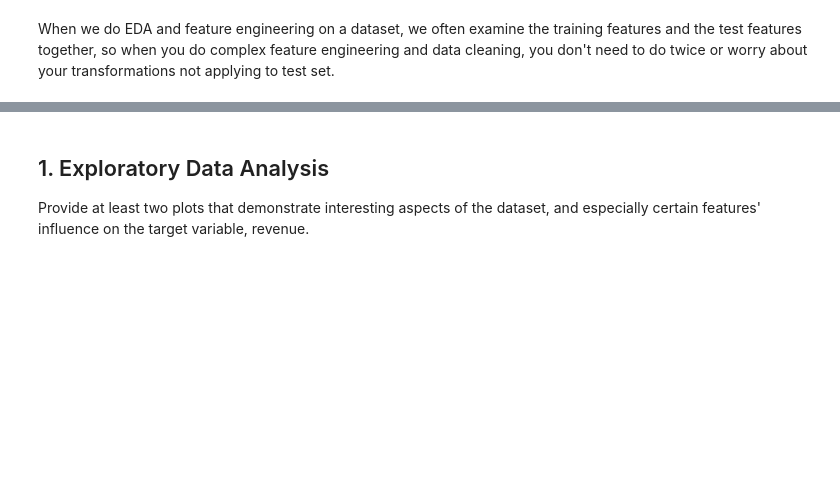
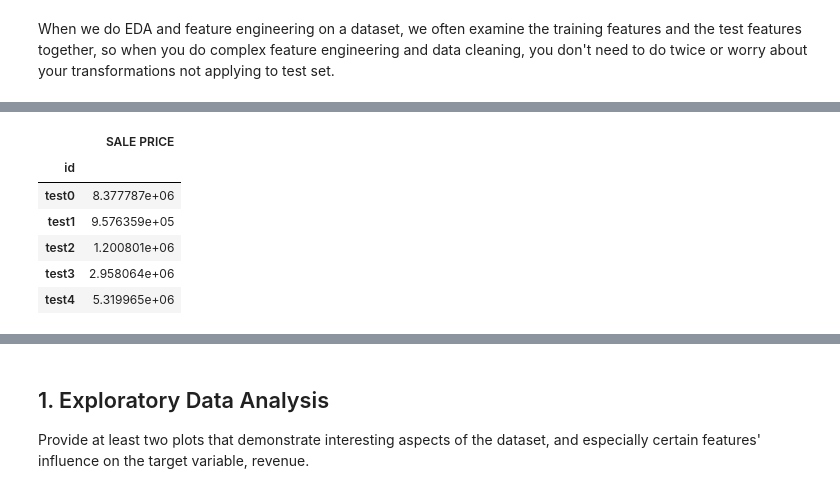
Before and after one commit to evilpegasus/Real-Estate-Price-Prediction, a Jupyter notebook: saas-2020-fall-cx-kaggle-compeition/starter-notebook.ipynb, the cells around one changed output, grey strips where cells are left out. Saved outputs shown, nothing was run; the diff lists cells and outputs as text; code cells hidden in the pictures; blank space fills up the shorter version.

```diff
--- a/saas-2020-fall-cx-kaggle-compeition/starter-notebook.ipynb
+++ b/saas-2020-fall-cx-kaggle-compeition/starter-notebook.ipynb
@@ -53,0 +94,14 @@ df = pd.concat((X_train, X_test), axis=0)
+# %%
+x_test_predictions = pd.DataFrame(model.predict(X_test[["LAND SQUARE FEET", "GROSS SQUARE FEET", "MEDIAN INCOME", "MEAN INCOME"]]))
+x_test_predictions.index = X_test["id"]
+x_test_predictions.columns = ["SALE PRICE"]
+x_test_predictions.to_csv("submission.csv")
+x_test_predictions.head()
+# %% [output]
+|  | SALE PRICE |
+| id |  |
+| test0 | 8.377787e+06 |
+| test1 | 9.576359e+05 |
+| test2 | 1.200801e+06 |
+| test3 | 2.958064e+06 |
+| test4 | 5.319965e+06 |
```
Also changed, not shown: parts of 7 cells of this notebook, 1 other file.
